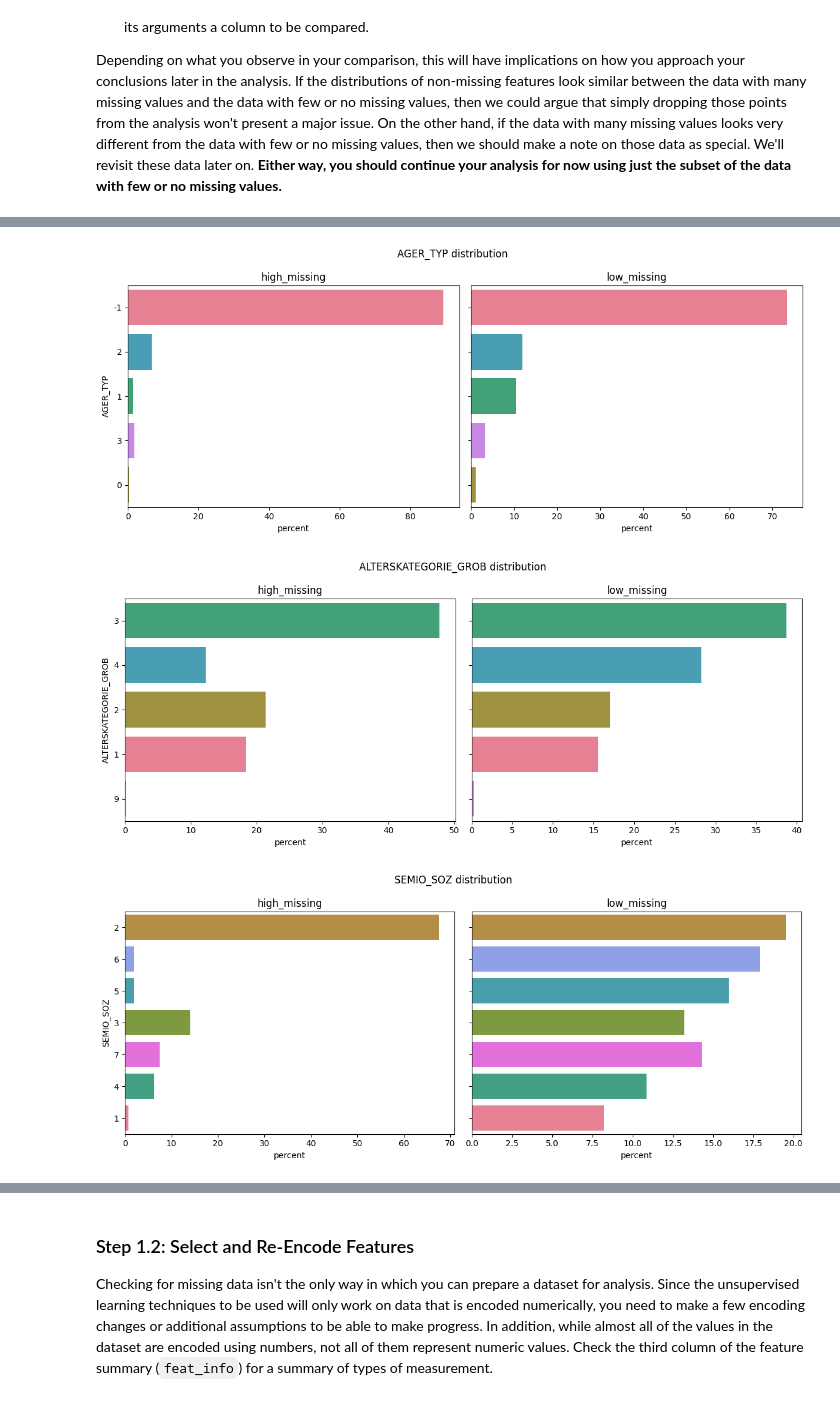
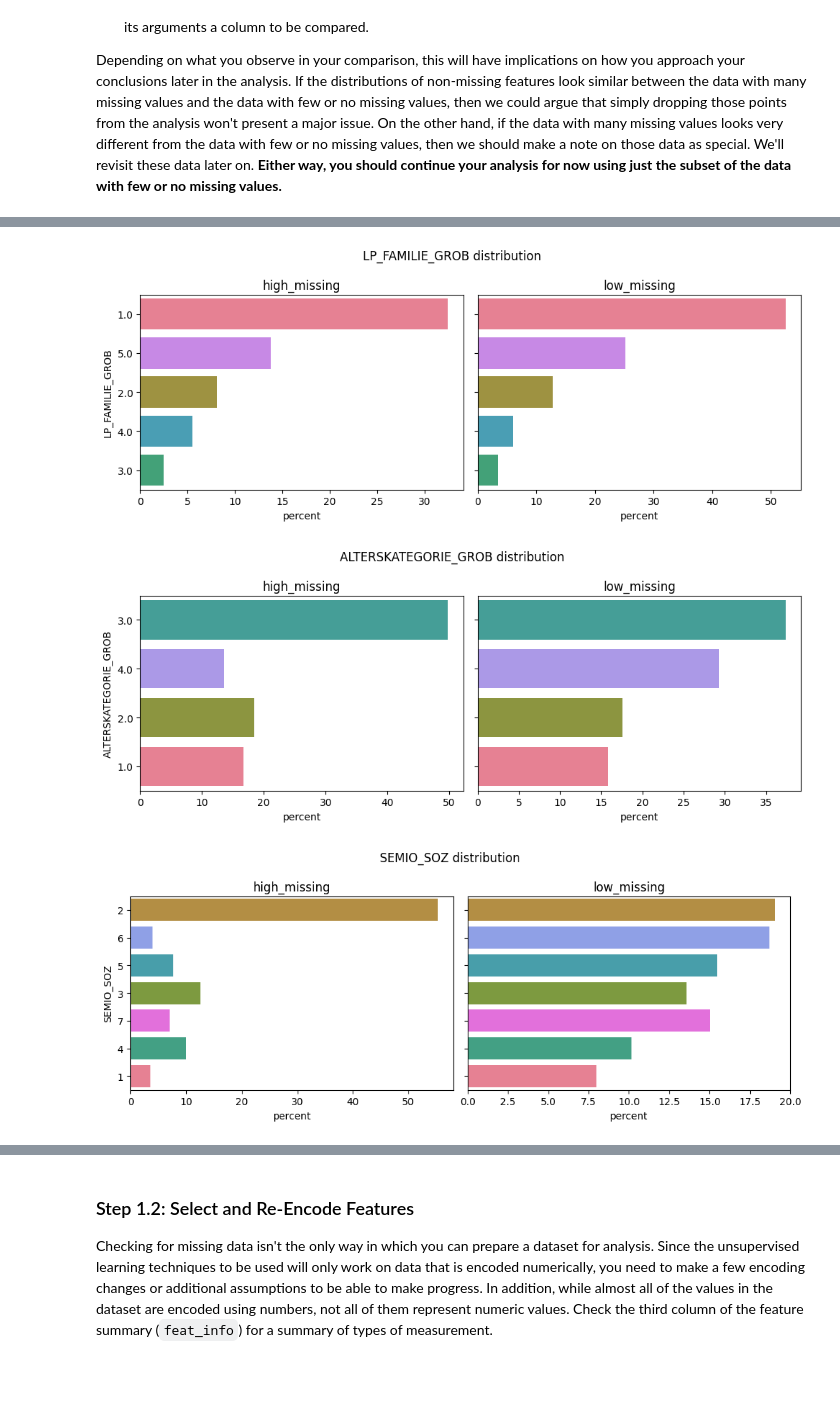
Before and after one commit to Diodak92/Intro-to-Machine-Learning-with-Pytorch, a Jupyter notebook: Identify_Customer_Segments/Identify_Customer_Segments.ipynb, the cells around one changed output, grey strips where cells are left out. Saved outputs shown, nothing was run; the diff lists cells and outputs as text; code cells hidden in the pictures; blank space fills up the shorter version.

```diff
--- a/Identify_Customer_Segments/Identify_Customer_Segments.ipynb
+++ b/Identify_Customer_Segments/Identify_Customer_Segments.ipynb
@@ -154,0 +97,37 @@ Column name: RELAT_AB, mapping: ['-1', '9'] -> NaN
+# %%
+def map_missing_values_to_nan(dem_general_df: pd.DataFrame,
+                              features_df: pd.DataFrame) -> pd.DataFrame:
+    """
+    Replace coded missing/unknown values with NaN using metadata.
+    """
+    df = dem_general_df.copy()
+
+    for col, raw in features_df["missing_or_unknown"].items():
+        if col not in df.columns:
+            continue
+        if pd.isna(raw) or raw in ("", "[]"):
+            continue
+
+         # "[-1, 0, 9]" -> ["-1", "0", "9"]
+        missin_codes = str(raw).strip("[]").split(",")
+        # Convert coded to numbers if possible
+        codes = []
+        for code in missin_codes:
+            code = code.strip()
+            if not code:
+                continue
+            try:
+                codes.append(int(code))
+            except ValueError:
+                try:
+                    codes.append(float(code))
+                except ValueError:
+                    codes.append(code)
+
+        df[col] = df[col].replace(codes, np.nan)
+
+    return df
+
+
+dem_general_df = map_missing_values_to_nan(dem_general_df, features_df)
+dem_general_df.head()
@@ -201,7 +188,8 @@ plt.show()
 # %%
 # Remove the outlier columns from the dataset. (You'll perform other data
 # engineering tasks such as re-encoding and imputation later.)
-dem_general_df.drop(columns=['KK_KUNDENTYP'], inplace=True)
+dem_general_df.drop(columns=['TITEL_KZ', 'AGER_TYP', 'KK_KUNDENTYP', 'KBA05_BAUMAX',
+                             'KBA05_BAUMAX', 'GEBURTSJAHR', 'ALTER_HH'], inplace=True)
 # %% [markdown]
 #### Discussion 1.1.2: Assess Missing Data in Each Column
 
@@ -264,32 +252,32 @@ dem_general_df_label['subset'] = dem_general_df_label['subset'].map(lambda x : '
 # %%
 # Compare the distribution of values for selected columns across two subsets.
 
 def compare_column_distributions(cols, df_left, df_right, labels=("left", "right")):
     for col in cols:
-        fig, axes = plt.subplots(1, 2, figsize=(12, 5), sharey=True)
+        fig, axes = plt.subplots(1, 2, figsize=(10, 4), sharey=True)
         combined_order = pd.concat([df_left[col], df_right[col]], ignore_index=True).dropna().value_counts().index
         palette = sns.color_palette("husl", len(combined_order))
         sns.countplot(data=df_left, y=col, hue=col, order=combined_order,
                       palette=palette, stat="percent", legend=False, ax=axes[0])
         axes[0].set_title(labels[0])
         axes[0].set_xlabel("percent")
         sns.countplot(data=df_right, y=col, hue=col, order=combined_order,
                       palette=palette, stat="percent", legend=False, ax=axes[1],
         )
         axes[1].set_title(labels[1])
         axes[1].set_xlabel("percent")
         fig.suptitle(f"{col} distribution")
         fig.tight_layout()
         plt.show()
 
-cols_to_comp = ["AGER_TYP", "ALTERSKATEGORIE_GROB", "SEMIO_SOZ", "ANREDE_KZ", "FINANZ_MINIMALIST"]
+cols_to_comp = ["LP_FAMILIE_GROB", "ALTERSKATEGORIE_GROB", "SEMIO_SOZ", "ANREDE_KZ", "FINANZ_MINIMALIST"]
 compare_column_distributions(
     cols_to_comp,
     dem_gen_high_null_cnt,
     dem_gen_low_null_cnt,
     labels=("high_missing", "low_missing"),
 )
 # %% [output]
-[figure, old version]
+[figure, new version]
-[figure, old version]
+[figure, new version]
-[figure, old version]
+[figure, new version]
```
Also changed, not shown: parts of 57 cells of this notebook.
